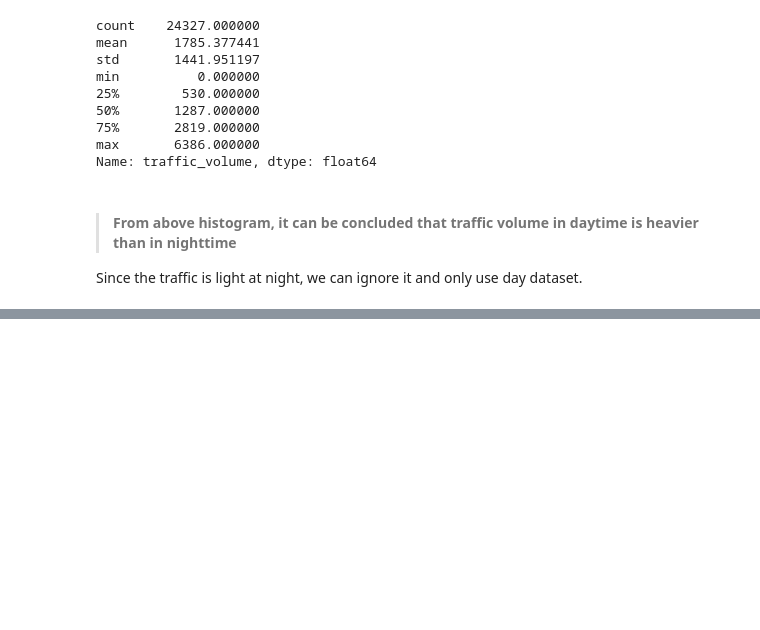
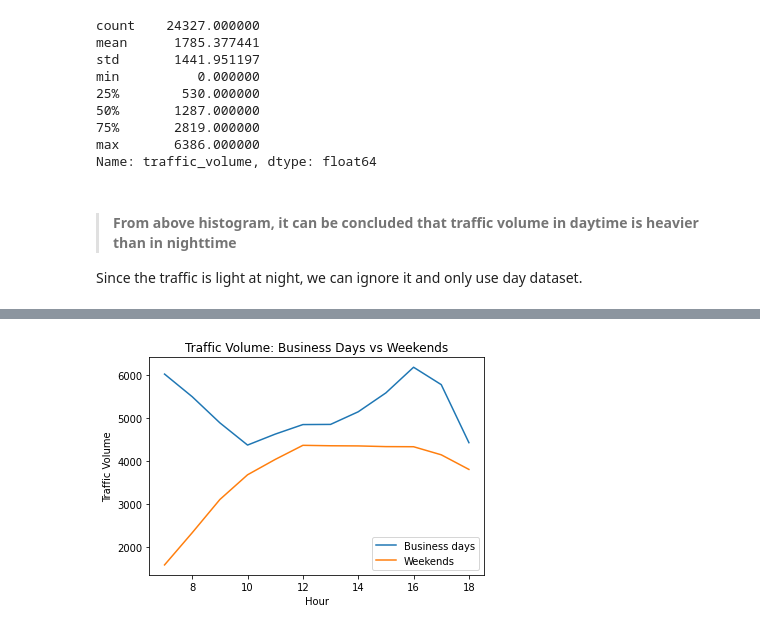
Before and after one commit to bismaanuger/Heavy-Traffic-Indicators-on-I-94, a Jupyter notebook: i_94.ipynb, the cells around one changed output, grey strips where cells are left out. Saved outputs shown, nothing was run; the diff lists cells and outputs as text; code cells hidden in the pictures; blank space fills up the shorter version.

```diff
--- a/i_94.ipynb
+++ b/i_94.ipynb
@@ -143,0 +270,11 @@ Since the traffic is light at night, we can ignore it and only use day dataset.
+# %%
+plt.plot(by_hour_business["traffic_volume"], label="Business days")
+plt.plot(by_hour_weekend["traffic_volume"], label="Weekends")
+plt.title("Traffic Volume: Business Days vs Weekends")
+plt.xlabel("Hour")
+plt.ylabel("Traffic Volume")
+plt.legend()
+
+plt.show()
+# %% [output]
+[figure, added]
```
Also changed, not shown: parts of 34 cells of this notebook.
